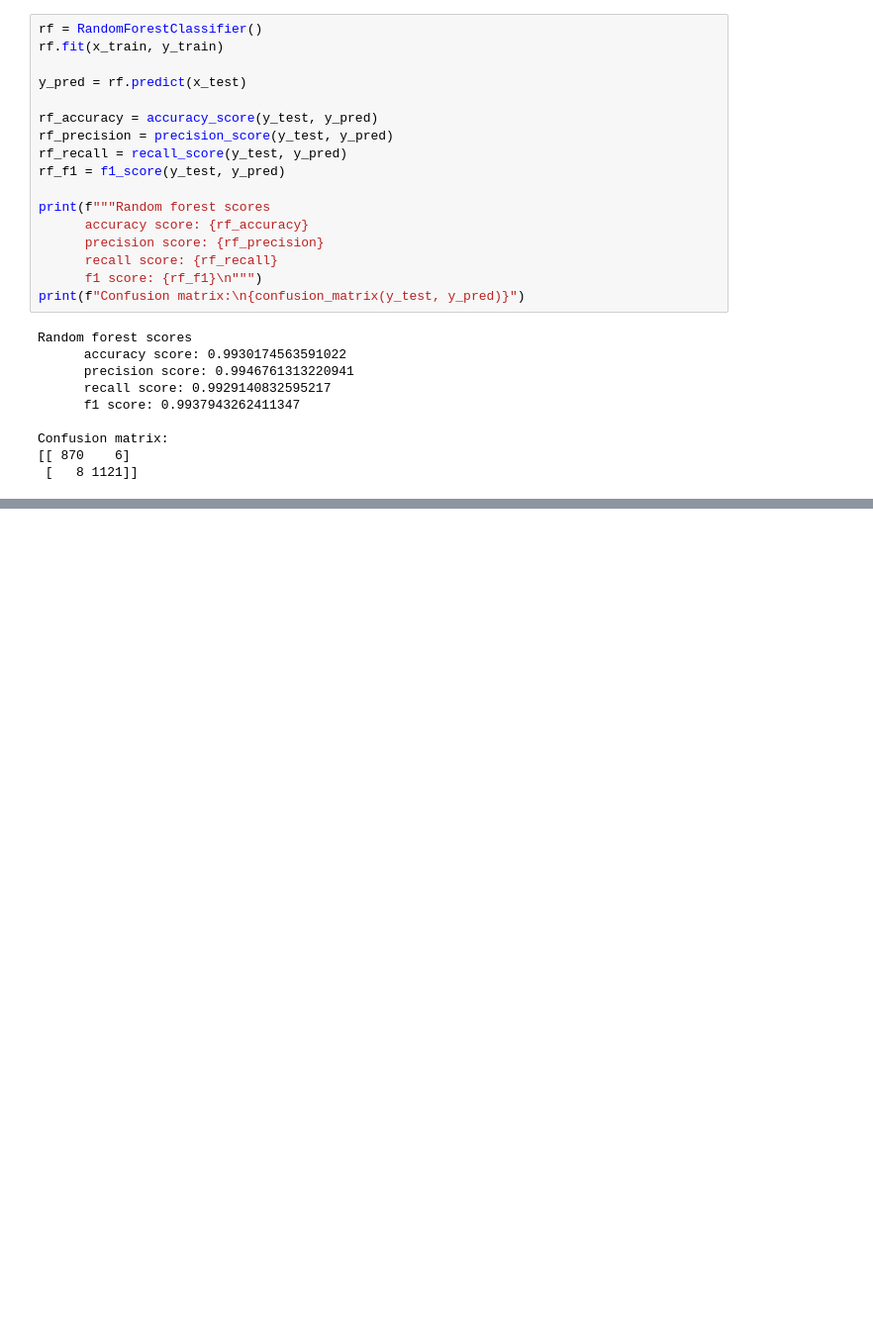
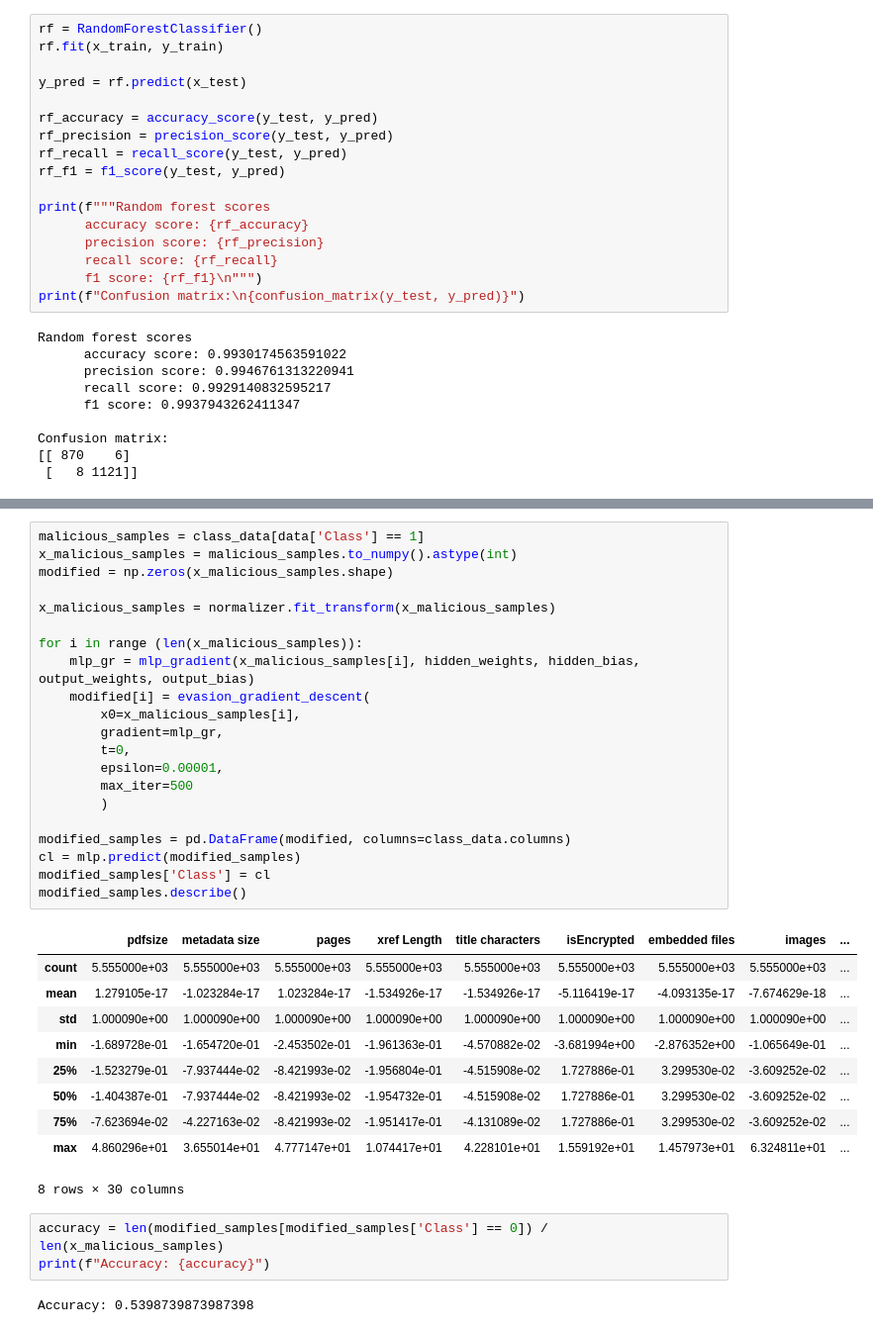
Before and after one commit to paulschweitzer/BSP5, a Jupyter notebook: PDF Malware analysis.ipynb, the cells around one changed output, grey strips where cells are left out. Shown at 99% size. Drawn from its saved outputs; the diff is of its cells as text; blank space fills up the shorter version.

```diff
--- a/PDF Malware analysis.ipynb
+++ b/PDF Malware analysis.ipynb
@@ -330,0 +689,37 @@ Text(0.5, 1.0, 'Features importance')
+# %%
+malicious_samples = class_data[data['Class'] == 1]
+x_malicious_samples = malicious_samples.to_numpy().astype(int)
+modified = np.zeros(x_malicious_samples.shape)
+
+x_malicious_samples = normalizer.fit_transform(x_malicious_samples)
+
+for i in range (len(x_malicious_samples)):
+    mlp_gr = mlp_gradient(x_malicious_samples[i], hidden_weights, hidden_bias, output_weights, output_bias)
+    modified[i] = evasion_gradient_descent(
+        x0=x_malicious_samples[i],
+        gradient=mlp_gr,
+        t=0,
+        epsilon=0.00001,
+        max_iter=500
+        )
+
+modified_samples = pd.DataFrame(modified, columns=class_data.columns)
+cl = mlp.predict(modified_samples)
+modified_samples['Class'] = cl
+modified_samples.describe()
+# %% [output]
+|  | pdfsize | metadata size | pages | xref Length | title characters | isEncrypted | embedded files | images | ... |
+| count | 5.555000e+03 | 5.555000e+03 | 5.555000e+03 | 5.555000e+03 | 5.555000e+03 | 5.555000e+03 | 5.555000e+03 | 5.555000e+03 | ... |
+| mean | 1.279105e-17 | -1.023284e-17 | 1.023284e-17 | -1.534926e-17 | -1.534926e-17 | -5.116419e-17 | -4.093135e-17 | -7.674629e-18 | ... |
+| std | 1.000090e+00 | 1.000090e+00 | 1.000090e+00 | 1.000090e+00 | 1.000090e+00 | 1.000090e+00 | 1.000090e+00 | 1.000090e+00 | ... |
+| min | -1.689728e-01 | -1.654720e-01 | -2.453502e-01 | -1.961363e-01 | -4.570882e-02 | -3.681994e+00 | -2.876352e+00 | -1.065649e-01 | ... |
+| 25% | -1.523279e-01 | -7.937444e-02 | -8.421993e-02 | -1.956804e-01 | -4.515908e-02 | 1.727886e-01 | 3.299530e-02 | -3.609252e-02 | ... |
+| 50% | -1.404387e-01 | -7.937444e-02 | -8.421993e-02 | -1.954732e-01 | -4.515908e-02 | 1.727886e-01 | 3.299530e-02 | -3.609252e-02 | ... |
+| 75% | -7.623694e-02 | -4.227163e-02 | -8.421993e-02 | -1.951417e-01 | -4.131089e-02 | 1.727886e-01 | 3.299530e-02 | -3.609252e-02 | ... |
+| max | 4.860296e+01 | 3.655014e+01 | 4.777147e+01 | 1.074417e+01 | 4.228101e+01 | 1.559192e+01 | 1.457973e+01 | 6.324811e+01 | ... |
+8 rows × 30 columns
+# %%
+accuracy = len(modified_samples[modified_samples['Class'] == 0]) / len(x_malicious_samples)
+print(f"Accuracy: {accuracy}")
+# %% [output]
+Accuracy: 0.5398739873987398
```
Also changed, not shown: parts of 25 cells of this notebook.
